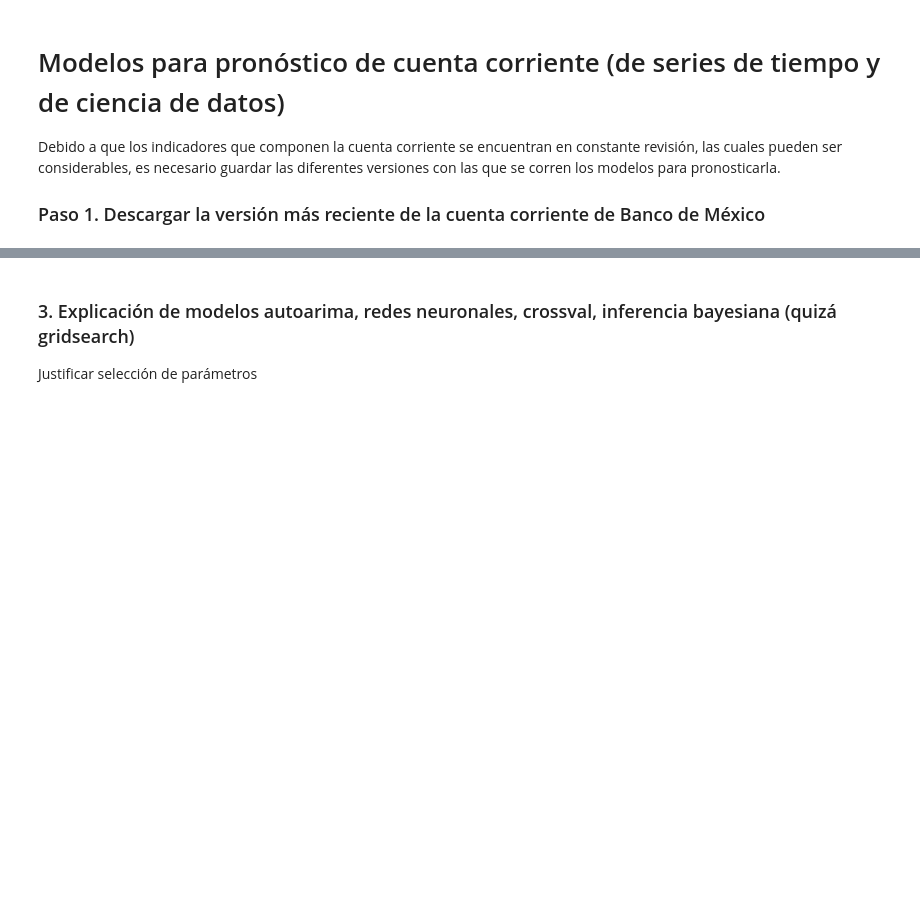
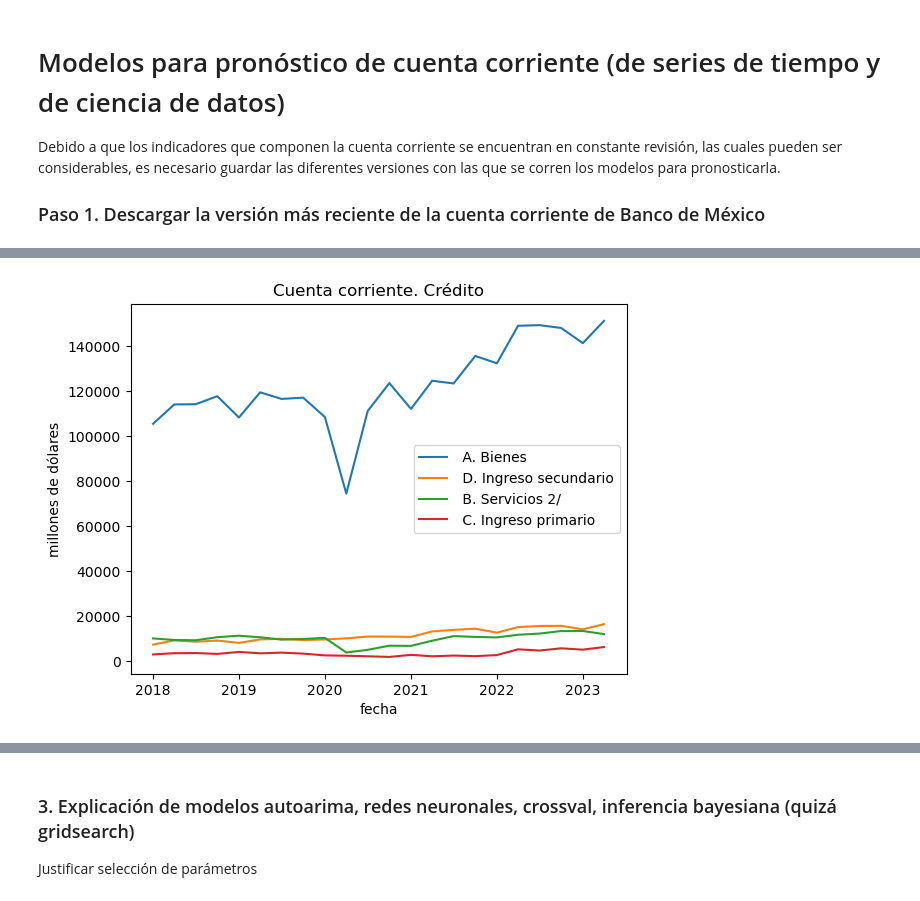
Before and after one commit to sparkieth/estancia_investigacion, a Jupyter notebook: modelacion_economica/modelo_cuenta_corriente.ipynb, the cells around one changed output, grey strips where cells are left out. Cells and saved outputs as stored; diff of their text form; code cells hidden in the pictures; blank space fills up the shorter version.

```diff
--- a/modelacion_economica/modelo_cuenta_corriente.ipynb
+++ b/modelacion_economica/modelo_cuenta_corriente.ipynb
@@ -12,14 +13,17 @@ from fun_descarga import *
 # %%
-c_corr=descargar_banxico('SE44352','2018-01-01','2023-06-01')
-c_corr_credito=descargar_banxico('SE44353,SE44354,SE44357,SE44363,SE44369','2018-01-01','2023-06-01')
-c_corr_debito=descargar_banxico('SE44372,SE44373,SE44376,SE44382,SE44390','2018-01-01','2023-06-01')
-c_cap=descargar_banxico('SE44393,SE44394,SE44395','2018-01-01','2023-06-01')
+corr=descargar_banxico('SE44352','2018-01-01','2023-06-01')
+corr_credito=descargar_banxico('SE44353,SE44354,SE44357,SE44363,SE44369','2018-01-01','2023-06-01')
+corr_debito=descargar_banxico('SE44372,SE44373,SE44376,SE44382,SE44390','2018-01-01','2023-06-01')
+cap=descargar_banxico('SE44393,SE44394,SE44395','2018-01-01','2023-06-01')
 # %%
 #función que acorta los títulos específicos de balanza de pagos
+
 def limpiar_titulo(c_corr_credito):
     for k,v in c_corr_credito.items():
         nueva=k.split("(a partir de 2002)")[1]
         c_corr_credito[nueva]=c_corr_credito.pop(k)
     return c_corr_credito
-c_corr_credito=limpiar_titulo(c_corr_credito)
-c_corr_debito=limpiar_titulo(c_corr_debito)
+corr_credito=limpiar_titulo(corr_credito)
+corr_debito=limpiar_titulo(corr_debito)
+corr=limpiar_titulo(corr)
+cap=limpiar_titulo(cap)
@@ -38,0 +85,20 @@ c_corr_credito.head()
+# %%
+titulo1=[i.split('(A + B + C + D)', 1)[1] for i in c_corr_credito.keys()]
+
+x1=pd.to_datetime(list(c_corr_credito.index),format="%d/%m/%Y")
+y10=c_corr_credito.iloc[:,0]
+y11=c_corr_credito.iloc[:,1]
+y12=c_corr_credito.iloc[:,2]
+y13=c_corr_credito.iloc[:,3]
+y14=c_corr_credito.iloc[:,4]
+
+
+plt.plot(x1,y10,x1,y11,x1,y12,x1,y13)
+plt.xlabel('fecha')
+plt.ylabel('millones de dólares')
+plt.title('Cuenta corriente. Crédito')
+plt.legend([titulo1[0],titulo1[1],titulo1[2],titulo1[3]])
+
+plt.show()
+# %% [output]
+[figure, added]
```
Also changed, not shown: parts of 12 cells of this notebook.
